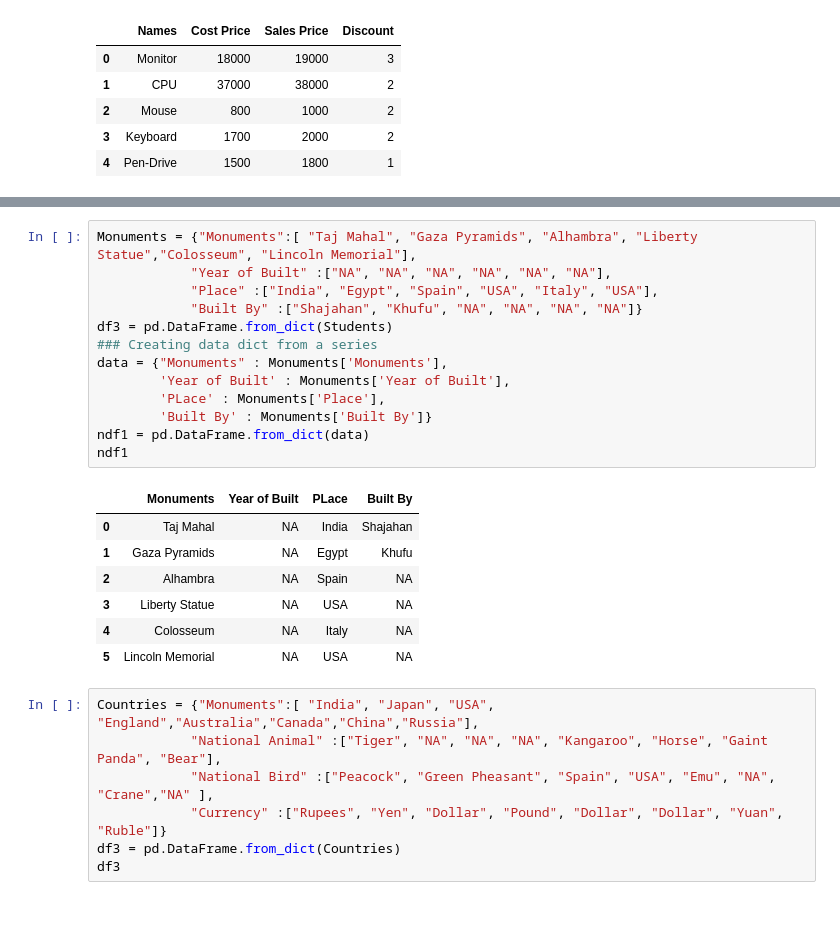
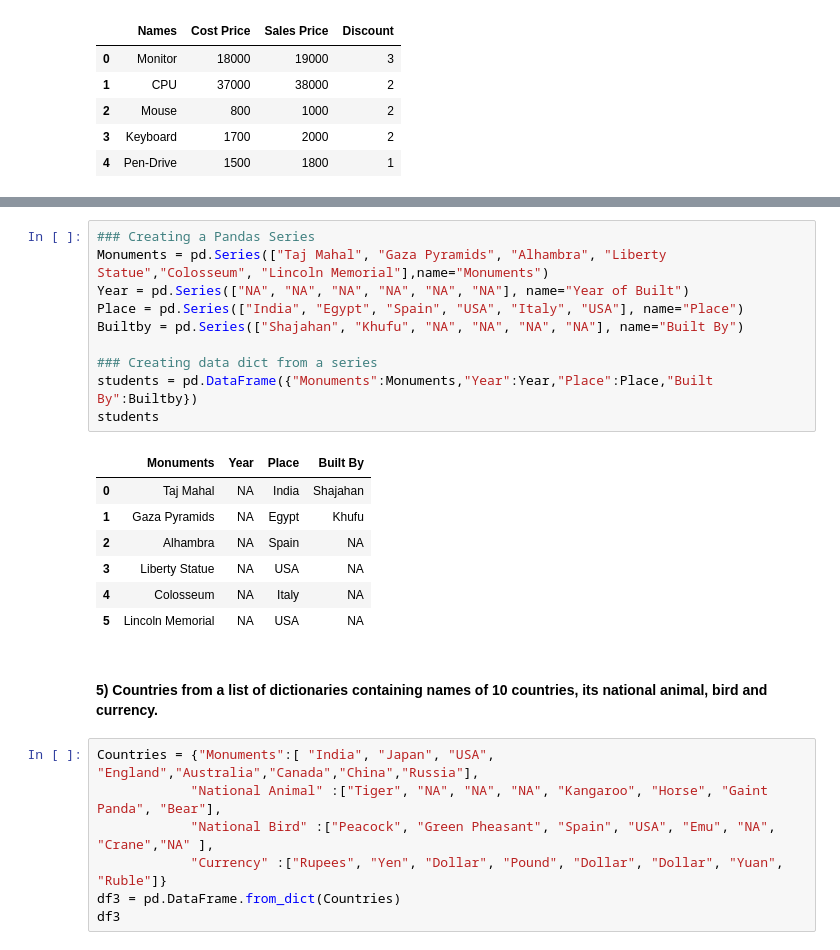
Before and after one commit to sukilsiva/Data_Science_PortFolio, a Jupyter notebook: Practice.ipynb, the cells around one changed output, grey strips where cells are left out. Cells and saved outputs as stored; diff of their text form; blank space fills up the shorter version.

```diff
--- a/Practice.ipynb
+++ b/Practice.ipynb
@@ -83,24 +75,23 @@ ndf
 # %%
-Monuments = {"Monuments":[ "Taj Mahal", "Gaza Pyramids", "Alhambra", "Liberty Statue","Colosseum", "Lincoln Memorial"],
-            "Year of Built" :["NA", "NA", "NA", "NA", "NA", "NA"],
-            "Place" :["India", "Egypt", "Spain", "USA", "Italy", "USA"],
-            "Built By" :["Shajahan", "Khufu", "NA", "NA", "NA", "NA"]}
-df3 = pd.DataFrame.from_dict(Students)
+### Creating a Pandas Series
+Monuments = pd.Series(["Taj Mahal", "Gaza Pyramids", "Alhambra", "Liberty Statue","Colosseum", "Lincoln Memorial"],name="Monuments")
+Year = pd.Series(["NA", "NA", "NA", "NA", "NA", "NA"], name="Year of Built")
+Place = pd.Series(["India", "Egypt", "Spain", "USA", "Italy", "USA"], name="Place")
+Builtby = pd.Series(["Shajahan", "Khufu", "NA", "NA", "NA", "NA"], name="Built By")
+
 ### Creating data dict from a series
-data = {"Monuments" : Monuments['Monuments'],
-        'Year of Built' : Monuments['Year of Built'],
-        'PLace' : Monuments['Place'],
-        'Built By' : Monuments['Built By']}
-ndf1 = pd.DataFrame.from_dict(data)
-ndf1
+students = pd.DataFrame({"Monuments":Monuments,"Year":Year,"Place":Place,"Built By":Builtby})
+students
 # %% [output]
-|  | Monuments | Year of Built | PLace | Built By |
+|  | Monuments | Year | Place | Built By |
 | 0 | Taj Mahal | NA | India | Shajahan |
 | 1 | Gaza Pyramids | NA | Egypt | Khufu |
 | 2 | Alhambra | NA | Spain | NA |
 | 3 | Liberty Statue | NA | USA | NA |
 | 4 | Colosseum | NA | Italy | NA |
 | 5 | Lincoln Memorial | NA | USA | NA |
+# %% [markdown]
+#### 5) Countries from a list of dictionaries containing names of 10 countries, its national animal, bird and currency.
 # %%
 Countries = {"Monuments":[ "India", "Japan", "USA", "England","Australia","Canada","China","Russia"],
             "National Animal" :["Tiger", "NA", "NA", "NA", "Kangaroo", "Horse", "Gaint Panda", "Bear"],
```
Also changed, not shown: parts of 25 cells of this notebook.
